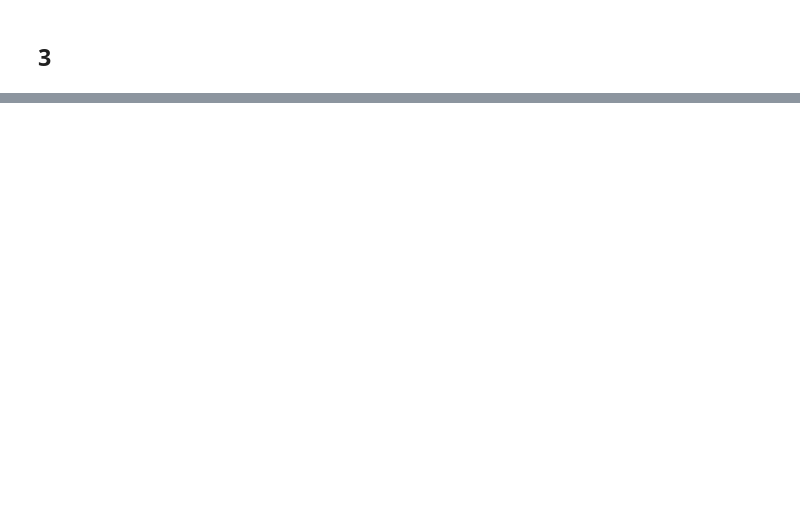
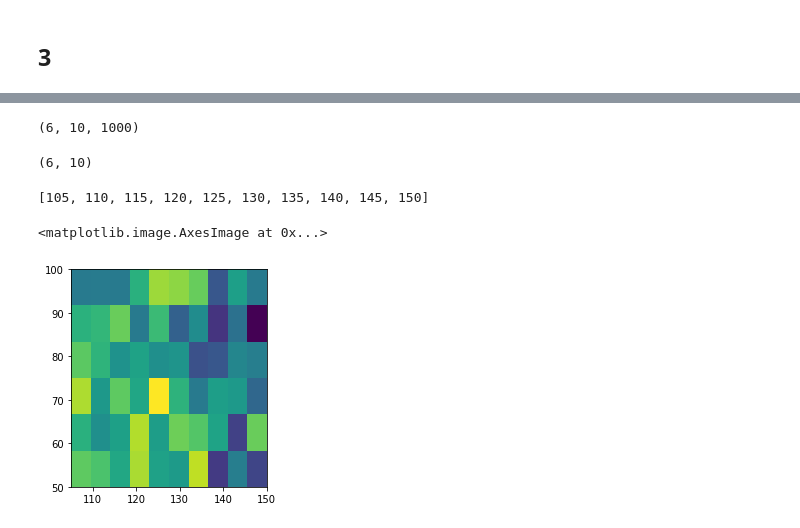
Before and after one commit to ManifoldFR/map552, a Jupyter notebook: cps6-blackscholeshedge/cps6_jallet.ipynb, the cells around one changed output, grey strips where cells are left out. Drawn from its saved outputs; the diff is of its cells as text; code cells hidden in the pictures; blank space fills up the shorter version.

```diff
--- a/cps6-blackscholeshedge/cps6_jallet.ipynb
+++ b/cps6-blackscholeshedge/cps6_jallet.ipynb
@@ -118,0 +166,16 @@ def prof_and_loss(n):
+# %%
+S0 = 100
+tmax = 1
+sig0 = 0.4
+lbda = 2.0
+c = 0.4
+gamma = 0.3
+sigm = sig0
+r = 0.02
+print("sigma0 = %.3f" % sig0)
+print("lambda = %.3f" % lbda)
+print("Σ = %.3f" % sigm)
+print("r = %.3f" % r)
+n = 100
+N = 1000
+print("No. of copies: %d" % N)
@@ -118,0 +192,5 @@ def prof_and_loss(n):
+# %%
+n_range = range(50,101,10)
+K_range = range(105,151,5)
+print(len(n_range))
+print(len(K_range))
@@ -118,0 +200,12 @@ def prof_and_loss(n):
+# %%
+samples_matrix = np.empty((6, 10, N))
+for i,n in enumerate(n_range):
+    print('n = %d' % n)
+    print('Strike\t\tMean\t\tVariance')
+    for j,strike in enumerate(K_range):
+        pnl_sample = prof_and_loss(sigm, r, strike, S0, sig0, c, lbda, gamma, tmax, n, N)
+        samples_matrix[i, j, :] = pnl_sample
+        sam_mean = pnl_sample.mean()
+        sam_var = pnl_sample.var()
+        print('%d\t\t%.3f\t\t%.3f' % (strike, sam_mean, sam_var))
+    print()
@@ -118,0 +230,20 @@ def prof_and_loss(n):
+# %%
+samples_matrix.shape
+# %% [output]
+(6, 10, 1000)
+# %%
+means_matrix = samples_matrix.mean(axis=2)
+varia_matrix = samples_matrix.var(axis=2)
+# %%
+means_matrix.shape
+# %% [output]
+(6, 10)
+# %%
+list(K_range)
+# %% [output]
+[105, 110, 115, 120, 125, 130, 135, 140, 145, 150]
+# %%
+plt.imshow(means_matrix, extent=[105,150,50,100])
+# %% [output]
+<matplotlib.image.AxesImage at 0x...>
+[figure, added]
```
Also changed, not shown: parts of 14 cells of this notebook.
